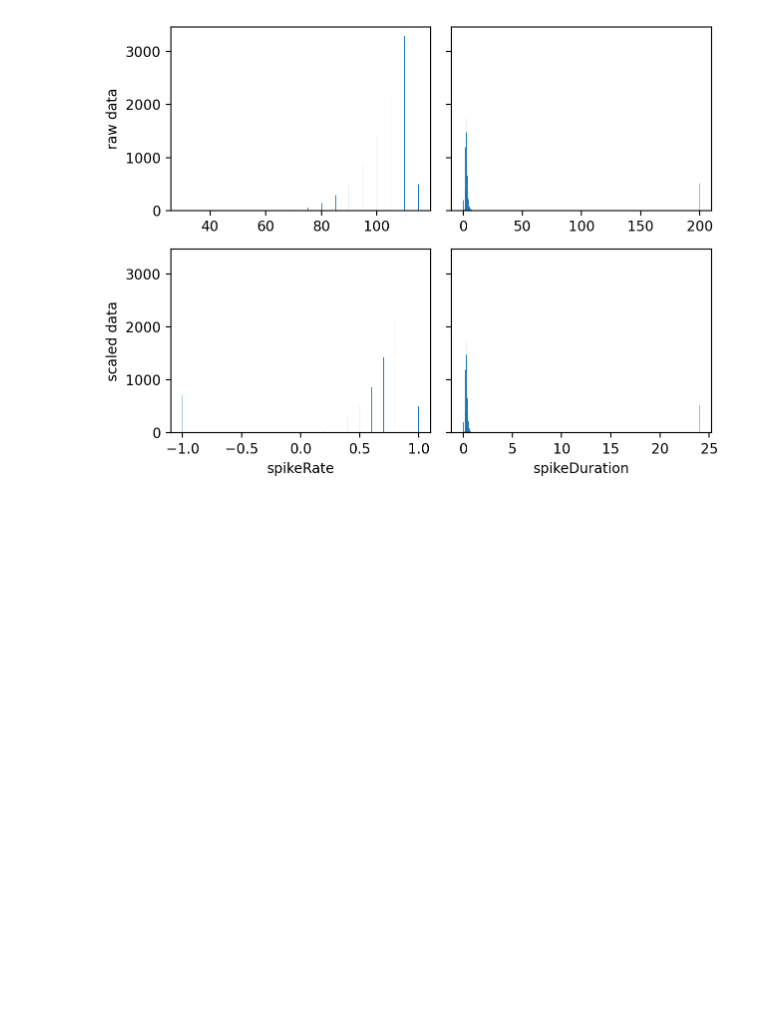
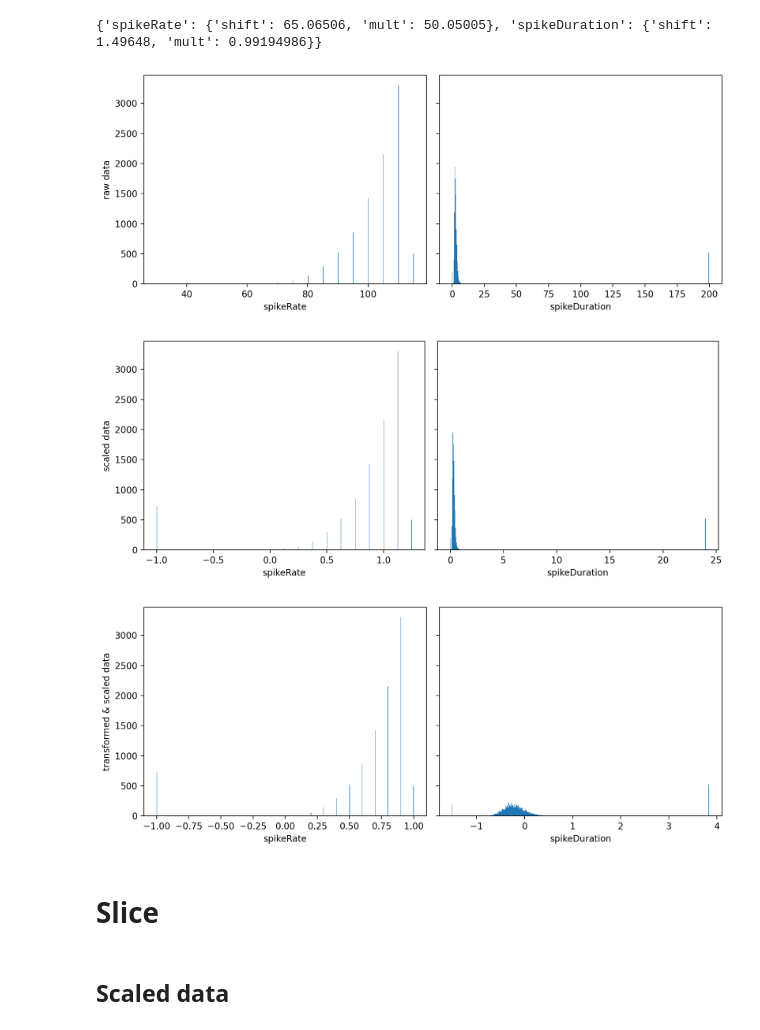
Before and after one commit to johannrudi/fhn_dnn, a Jupyter notebook: data/slice_data.ipynb, the cells around one changed output. Saved outputs shown, nothing was run; the diff lists cells and outputs as text; code cells hidden in the pictures; blank space fills up the shorter version.

Commit message:
Update visualization of data.

```diff
--- a/data/slice_data.ipynb
+++ b/data/slice_data.ipynb
@@ -60,15 +77,63 @@ for key in ['spikeRate', 'spikeDuration']:
+# %%
+# apply transformation
+samples_transformed = dict()
+for key in ['spikeRate', 'spikeDuration']:
+    samples_transformed[key] = samples[key].copy()
+    if 'spikeDuration' == key:
+        _preprocess_log_transform((samples_transformed[key],), shift=1.0)
+
+# calculate scaling
+scale = dict()
+for key in ['spikeRate', 'spikeDuration']:
+    data_ = samples_transformed[key][:Ntrain, ...]
+    features_min  = np.nanmin(data_)
+    features_max  = np.nanmax(data_)
+    features_mean = np.nanmean(data_)
+    features_std  = np.nanstd(data_)
+    if 'spikeRate' == key:
+        scale[key] = {'shift': features_min, 'mult': (features_max - features_min)}
+    elif 'spikeDuration' == key:
+        scale[key] = {'shift': features_mean, 'mult': features_std}
+    else:
+        raise NotImplemented()
+print(scale)
+
+# apply scaling
+for key in ['spikeRate', 'spikeDuration']:
+    _preprocess_apply_scale((samples_transformed[key],), scale[key])
+# %% [output]
+{'spikeRate': {'shift': 65.06506, 'mult': 50.05005}, 'spikeDuration': {'shift': 1.49648, 'mult': 0.99194986}}
+# %%
+# replace nan values
+for key in ['spikeRate', 'spikeDuration']:
+    samples_scaled[key]      = np.where(np.isnan(samples_scaled[key])     , -1.0, samples_scaled[key])
+    samples_transformed[key] = np.where(np.isnan(samples_transformed[key]), -1.0, samples_transformed[key])
 # %%
-# plot histograms of rate and duration
-fig, axs = plt.subplots(2, 2, sharey=True, tight_layout=True)
+# plot histograms of raw data
+fig, ax = plt.subplots(1, 2, figsize=(5*2,4), sharey=True, tight_layout=True)
+for i, key in enumerate(['spikeRate', 'spikeDuration']):
+    ax[i].hist(samples[key], bins=512)
+    ax[i].set_xlabel(key)
+ax[0].set_ylabel('raw data')
 
+# plot histograms of scaled data
+fig, ax = plt.subplots(1, 2, figsize=(5*2,4), sharey=True, tight_layout=True)
 for i, key in enumerate(['spikeRate', 'spikeDuration']):
-    axs[0,i].hist(samples[key], bins=512)
-    axs[1,i].hist(samples_scaled[key], bins=512)
-    axs[1,i].set_xlabel(key)
+    ax[i].hist(samples_scaled[key], bins=512)
+    ax[i].set_xlabel(key)
+ax[0].set_ylabel('scaled data')
 
-axs[0,0].set_ylabel('raw data')
-axs[1,0].set_ylabel('scaled data')
+# plot histograms of transformed data
+fig, ax = plt.subplots(1, 2, figsize=(5*2,4), sharey=True, tight_layout=True)
+for i, key in enumerate(['spikeRate', 'spikeDuration']):
+    ax[i].hist(samples_transformed[key], bins=512)
+    ax[i].set_xlabel(key)
+ax[0].set_ylabel('transformed & scaled data')
 
 plt.show()
 # %% [output]
-[figure, old version]
+[figure, new version]
+[figure, added]
+[figure, added]
+# %% [markdown]
+# Slice
@@ -75,3 +198,5 @@ plt.show()
+# %% [markdown]
+## Scaled data
 # %%
 def _get_slice_positions_from_histogram(data, range, n_bins, relevant_bins_threshold):
     hist, bin_edges = np.histogram(data.flatten(), range=range, bins=n_bins)
```
Also changed, not shown: parts of 16 cells of this notebook, 1 other file.
